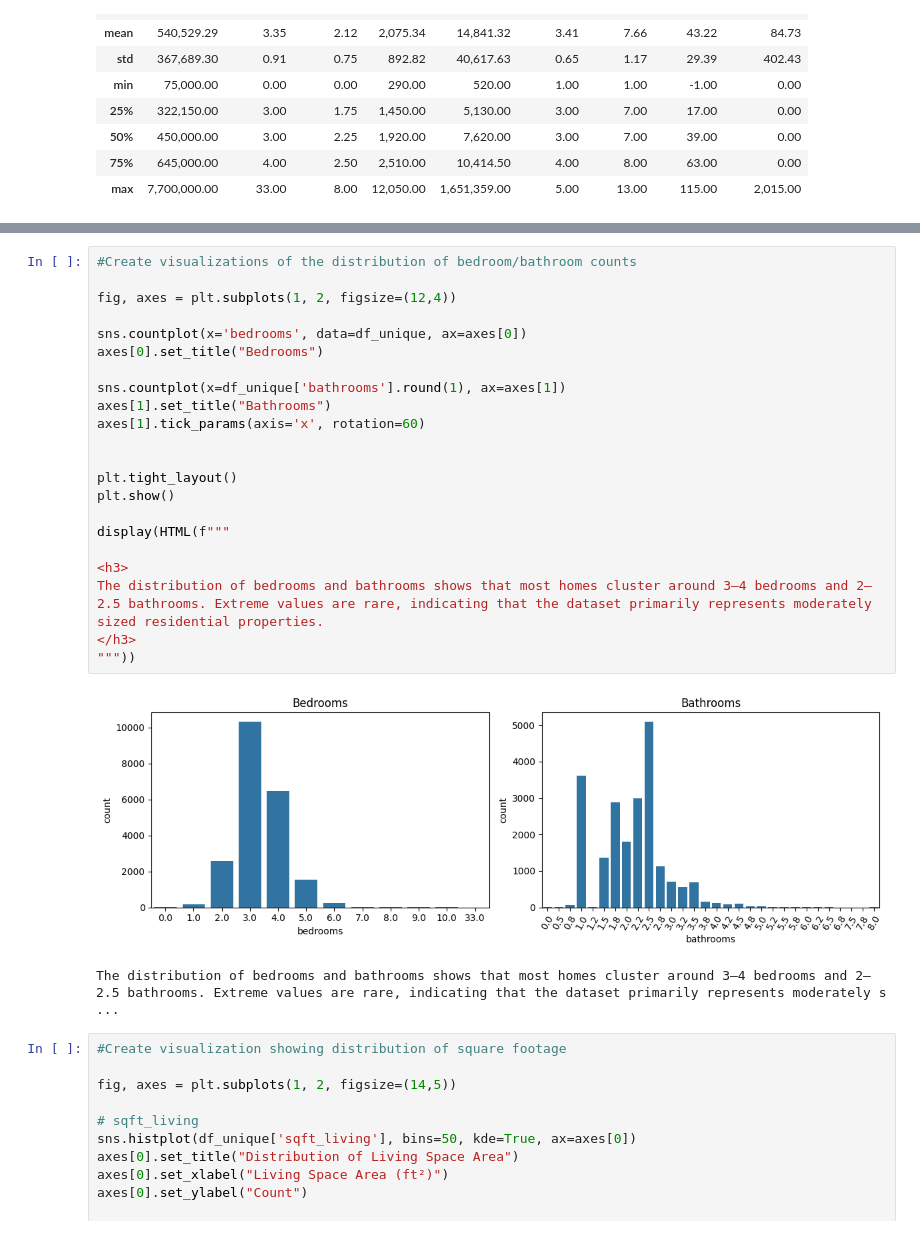
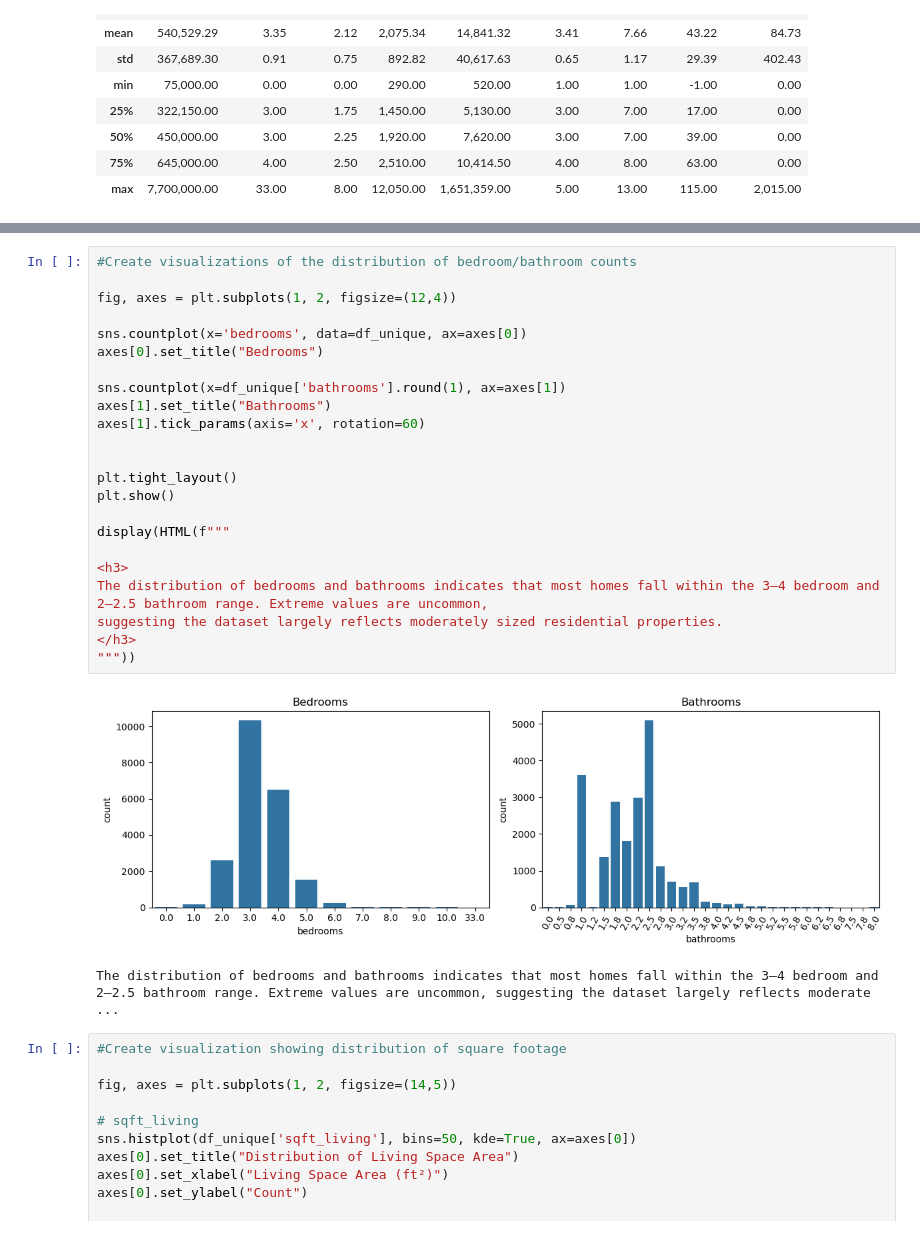
Before and after one commit to mhettick-sd/ADS500B-Final_Project, a Jupyter notebook: notebooks/analysis_FinalAnalysis.ipynb, the cells around one changed output, grey strips where cells are left out. Drawn from its saved outputs; the diff is of its cells as text.

```diff
--- a/notebooks/analysis_FinalAnalysis.ipynb
+++ b/notebooks/analysis_FinalAnalysis.ipynb
@@ -245,28 +249,29 @@ The distribution of housing prices exhibits positive skewness, indicating that w
 # %%
 #Create visualizations of the distribution of bedroom/bathroom counts
 
 fig, axes = plt.subplots(1, 2, figsize=(12,4))
 
 sns.countplot(x='bedrooms', data=df_unique, ax=axes[0])
 axes[0].set_title("Bedrooms")
 
 sns.countplot(x=df_unique['bathrooms'].round(1), ax=axes[1])
 axes[1].set_title("Bathrooms")
 axes[1].tick_params(axis='x', rotation=60)
 
 
 plt.tight_layout()
 plt.show()
 
 display(HTML(f"""
 
 <h3>
-The distribution of bedrooms and bathrooms shows that most homes cluster around 3–4 bedrooms and 2–2.5 bathrooms. Extreme values are rare, indicating that the dataset primarily represents moderately sized residential properties.
+The distribution of bedrooms and bathrooms indicates that most homes fall within the 3–4 bedroom and 2–2.5 bathroom range. Extreme values are uncommon,
+suggesting the dataset largely reflects moderately sized residential properties.
 </h3>
 """))
 # %% [output]
-[figure, old version]
+[figure, new version]
-The distribution of bedrooms and bathrooms shows that most homes cluster around 3–4 bedrooms and 2–2.5 bathrooms. Extreme values are rare, indicating that the dataset primarily represents moderately s ...
+The distribution of bedrooms and bathrooms indicates that most homes fall within the 3–4 bedroom and 2–2.5 bathroom range. Extreme values are uncommon, suggesting the dataset largely reflects moderate ...
 # %%
 #Create visualization showing distribution of square footage
 
```
Also changed, not shown: parts of 17 cells of this notebook, 1 other file.
